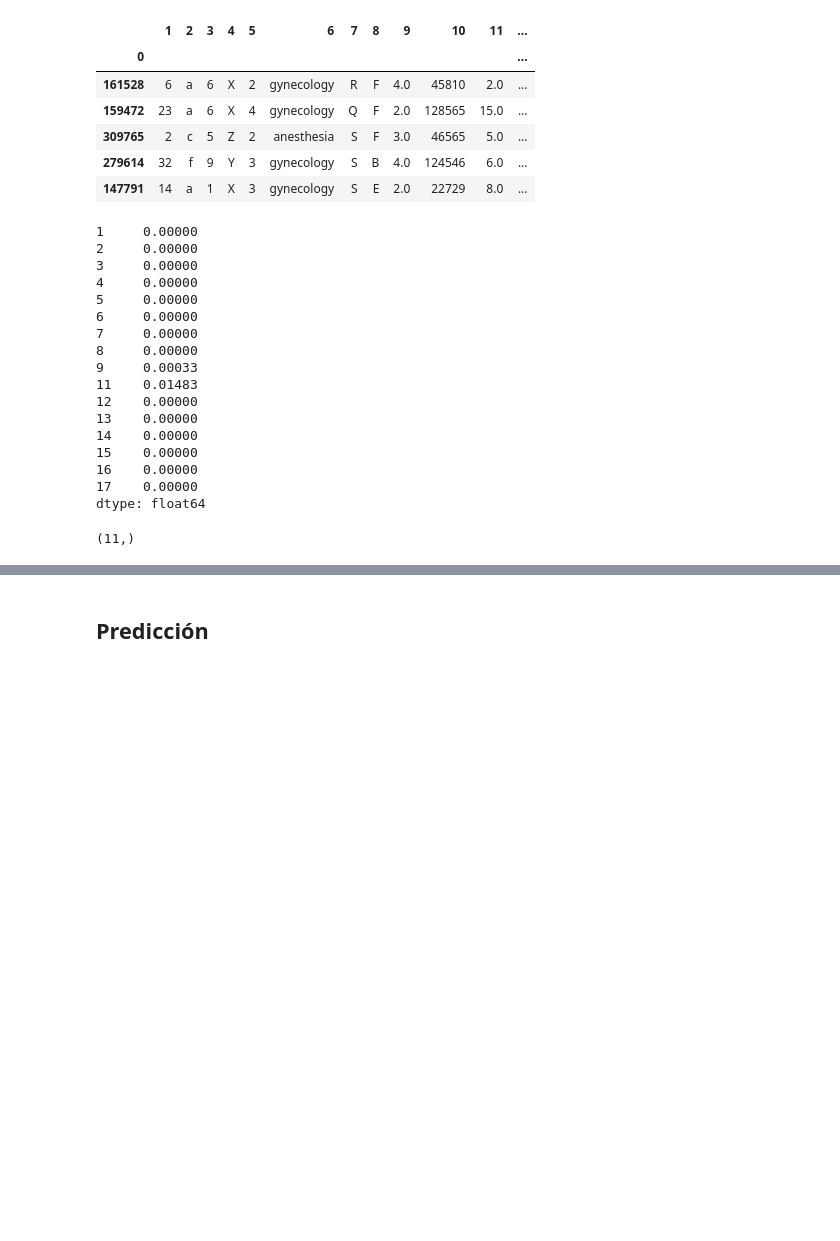
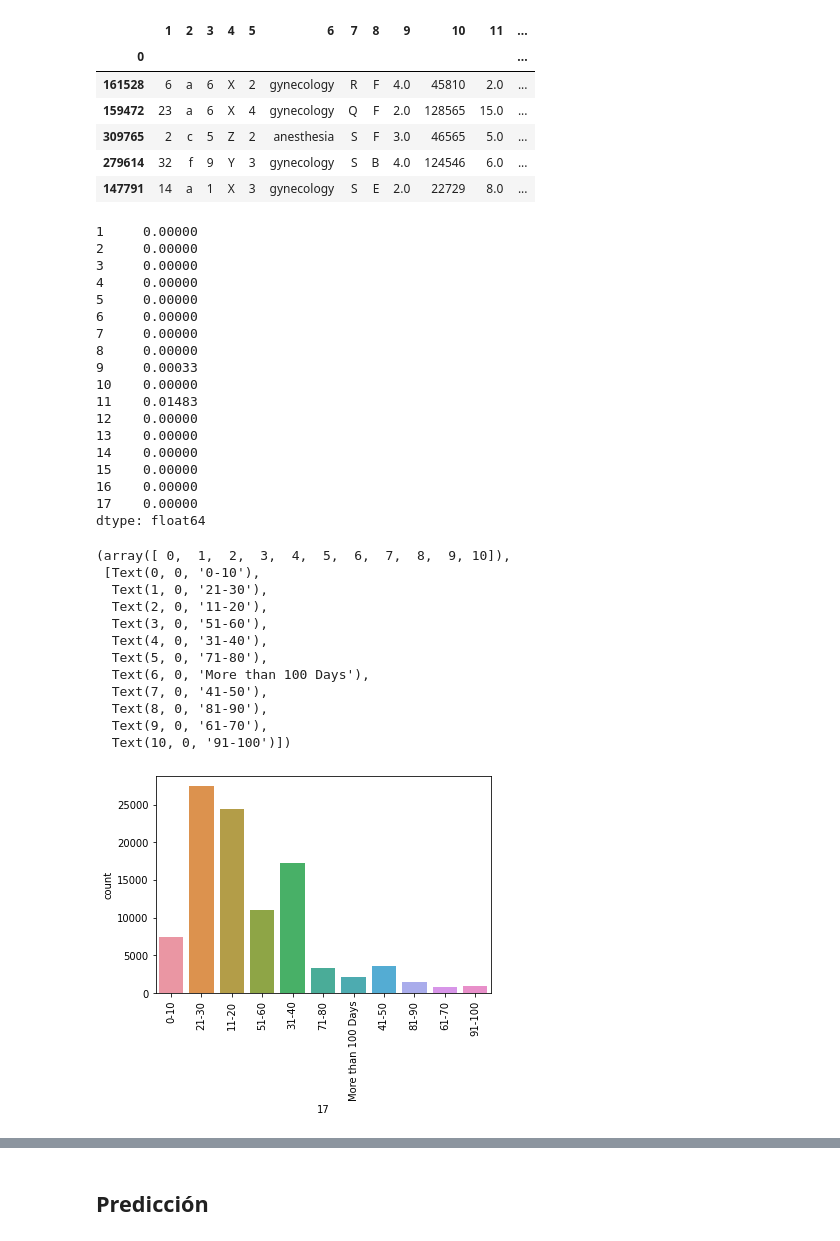
Before and after one commit to JoseKuru/bootcamp, a Jupyter notebook: week11_unsupervised_/day3_dl_neural_network_I/Competicion_duracion/Jose_Carlos_Batista.ipynb, the cells around one changed output, grey strips where cells are left out. Saved outputs shown, nothing was run; the diff lists cells and outputs as text; code cells hidden in the pictures; blank space fills up the shorter version.

```diff
--- a/week11_unsupervised_/day3_dl_neural_network_I/Competicion_duracion/Jose_Carlos_Batista.ipynb
+++ b/week11_unsupervised_/day3_dl_neural_network_I/Competicion_duracion/Jose_Carlos_Batista.ipynb
@@ -18,8 +29,6 @@ df.head()
 | 309765 | 2 | c | 5 | Z | 2 | anesthesia | S | F | 3.0 | 46565 | 5.0 | ... |
 | 279614 | 32 | f | 9 | Y | 3 | gynecology | S | B | 4.0 | 124546 | 6.0 | ... |
 | 147791 | 14 | a | 1 | X | 3 | gynecology | S | E | 2.0 | 22729 | 8.0 | ... |
-# %%
-df.drop('10', axis=1, inplace=True)
 # %%
 df.isna().mean()
 # %% [output]
@@ -32,6 +41,7 @@ df.isna().mean()
 7     0.00000
 8     0.00000
 9     0.00033
+10    0.00000
 11    0.01483
 12    0.00000
 13    0.00000
@@ -40,12 +50,25 @@ df.isna().mean()
 16    0.00000
 17    0.00000
 dtype: float64
-# %%
-df.dropna(inplace=True)
-# %%
-encoder = LabelEncoder()
-df['17'] = encoder.fit_transform(df['17'])
-# %%
-df['17'].unique().shape
-# %% [output]
-(11,)
+# %%
+# Rellenamos los NaN
+impute = SimpleImputer(strategy='most_frequent')
+df['9'] = impute.fit_transform(df['9'].values.reshape(-1, 1))
+df['11'] = impute.fit_transform(df['11'].values.reshape(-1, 1))
+# %%
+sns.countplot(data=df, x='17')
+plt.xticks(rotation=90)
+# %% [output]
+(array([ 0,  1,  2,  3,  4,  5,  6,  7,  8,  9, 10]),
+ [Text(0, 0, '0-10'),
+  Text(1, 0, '21-30'),
+  Text(2, 0, '11-20'),
+  Text(3, 0, '51-60'),
+  Text(4, 0, '31-40'),
+  Text(5, 0, '71-80'),
+  Text(6, 0, 'More than 100 Days'),
+  Text(7, 0, '41-50'),
+  Text(8, 0, '81-90'),
+  Text(9, 0, '61-70'),
+  Text(10, 0, '91-100')])
+[figure, added]
```
Also changed, not shown: parts of 58 cells of this notebook, 37 other files.
